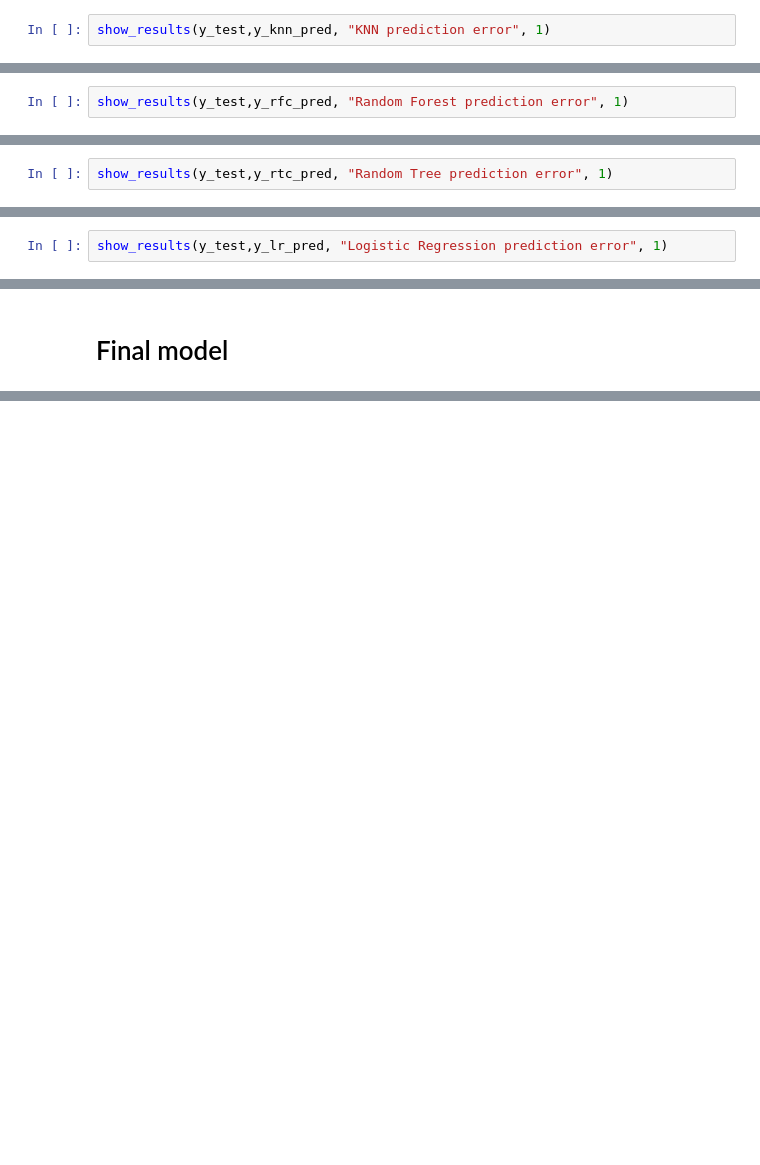
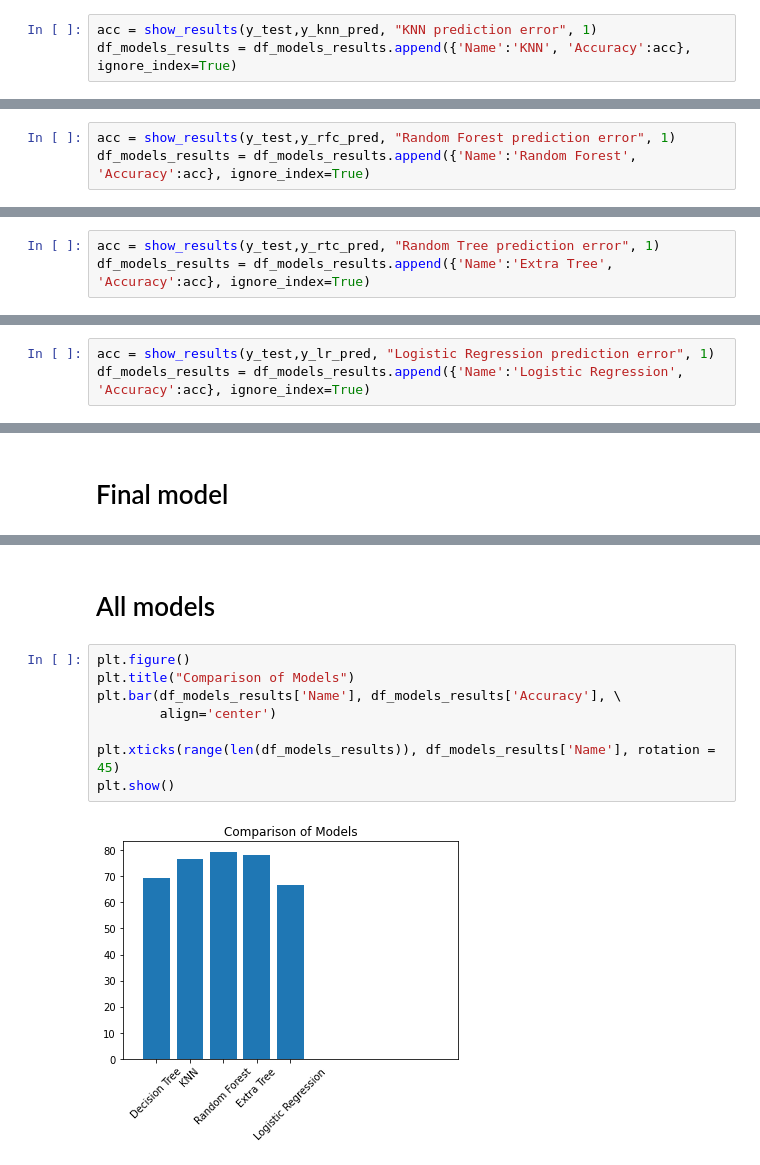
Before and after one commit to tiitvaino/Analysis_of_powerlifting_meet_results, a Jupyter notebook: model.ipynb, the cells around one changed output, grey strips where cells are left out. Saved outputs shown, nothing was run; the diff lists cells and outputs as text; blank space fills up the shorter version.

```diff
--- a/model.ipynb
+++ b/model.ipynb
@@ -99,7 +106,8 @@ model_knn= KNeighborsClassifier(n_neighbors=200, p=1 )
 model_knn.fit(X_train, y_train)
 y_knn_pred = model_knn.predict(X_test)
 # %%
-show_results(y_test,y_knn_pred, "KNN prediction error", 1)
+acc = show_results(y_test,y_knn_pred, "KNN prediction error", 1)
+df_models_results = df_models_results.append({'Name':'KNN', 'Accuracy':acc}, ignore_index=True)
 # %% [output]
 Accurate +-0 cat: 32.50837340840078
 Accurate +-1 cat: 76.70693722224394
@@ -116,5 +124,6 @@ y_rfc_pred = model_rfc.predict(X_test)
 # %%
 best_fitted_model = model_rfc
 # %%
-show_results(y_test,y_rfc_pred, "Random Forest prediction error", 1)
+acc = show_results(y_test,y_rfc_pred, "Random Forest prediction error", 1)
+df_models_results = df_models_results.append({'Name':'Random Forest', 'Accuracy':acc}, ignore_index=True)
 # %% [output]
@@ -140,5 +149,6 @@ model_rtc = ExtraTreesClassifier(n_estimators = 200)
 model_rtc.fit(X_train, y_train)
 y_rtc_pred = model_rtc.predict(X_test)
 # %%
-show_results(y_test,y_rtc_pred, "Random Tree prediction error", 1)
+acc = show_results(y_test,y_rtc_pred, "Random Tree prediction error", 1)
+df_models_results = df_models_results.append({'Name':'Extra Tree', 'Accuracy':acc}, ignore_index=True)
 # %% [output]
@@ -203,7 +213,8 @@ Please also refer to the documentation for alternative solver options:
     https://scikit-learn.org/stable/modules/linear_model.html#logistic-regression
   n_iter_i = _check_optimize_result(
 # %%
-show_results(y_test,y_lr_pred, "Logistic Regression prediction error", 1)
+acc = show_results(y_test,y_lr_pred, "Logistic Regression prediction error", 1)
+df_models_results = df_models_results.append({'Name':'Logistic Regression', 'Accuracy':acc}, ignore_index=True)
 # %% [output]
 Accurate +-0 cat: 26.06769102448815
 Accurate +-1 cat: 66.58847141311855
@@ -295,0 +310,12 @@ plt.show()
+# %% [markdown]
+# All models
+# %%
+plt.figure()
+plt.title("Comparison of Models")
+plt.bar(df_models_results['Name'], df_models_results['Accuracy'], \
+        align='center')
+
+plt.xticks(range(len(df_models_results)), df_models_results['Name'], rotation = 45)
+plt.show()
+# %% [output]
+[figure, added]
```
Also changed, not shown: parts of 11 cells of this notebook, 1 other file.
